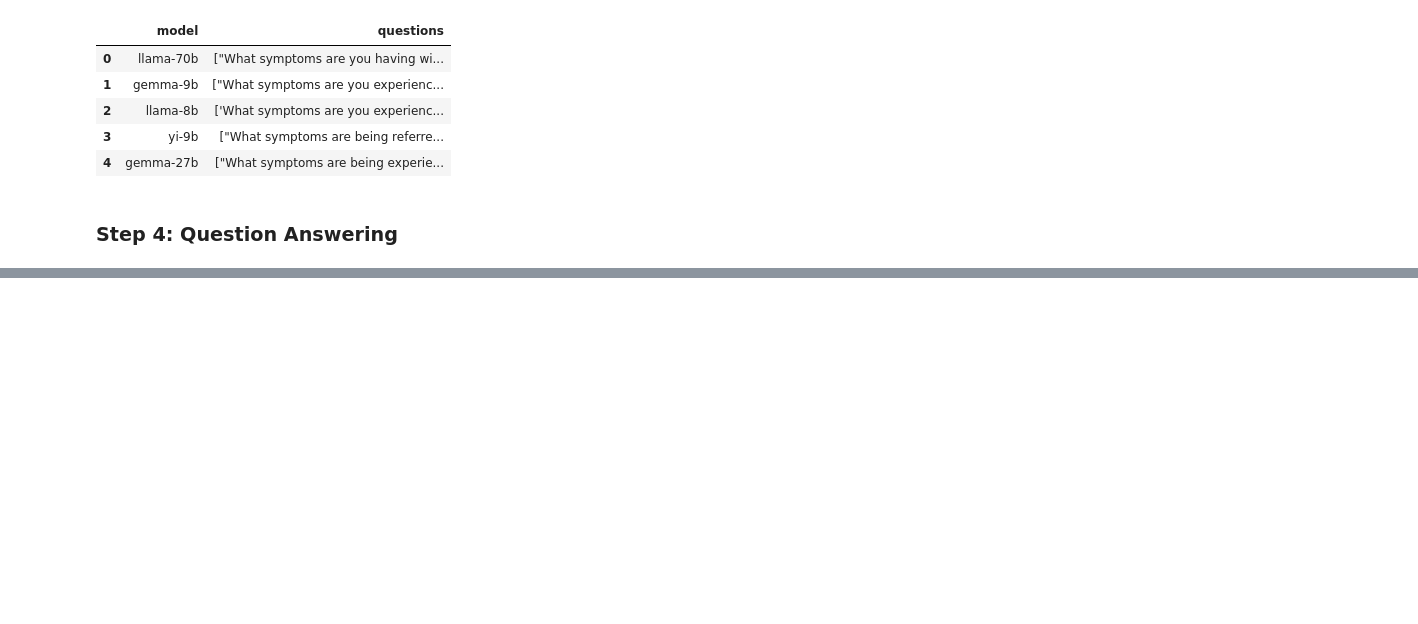
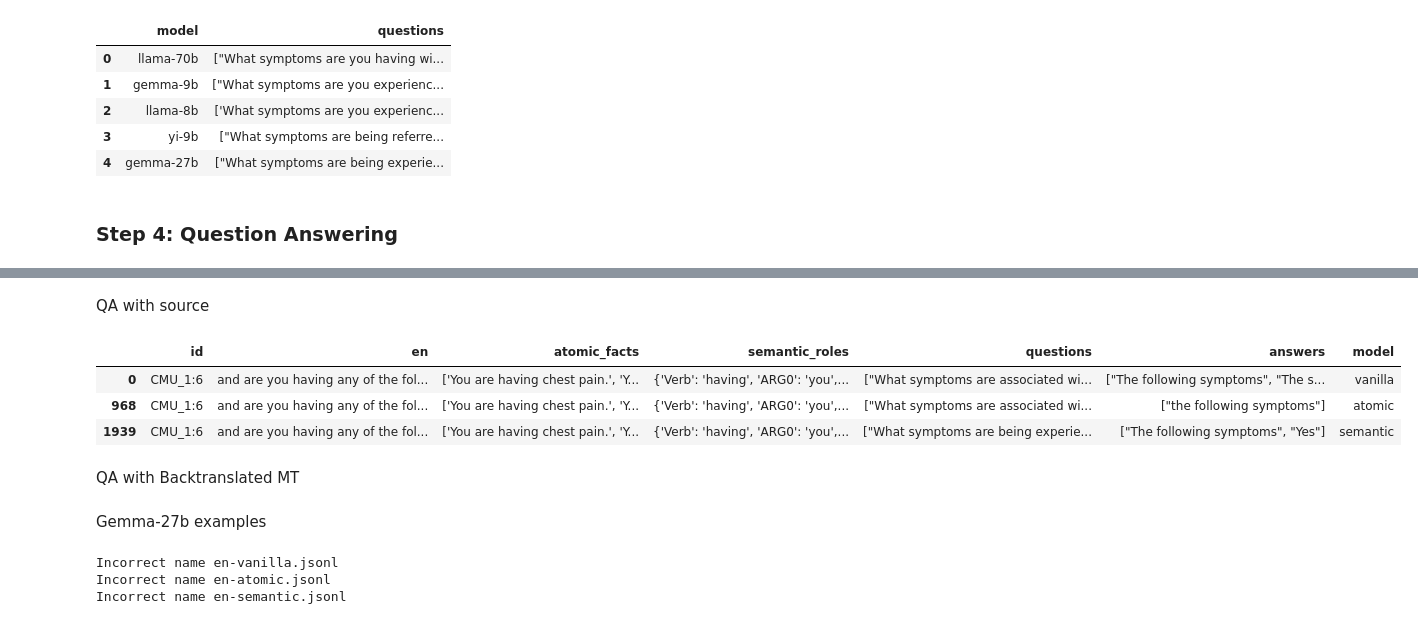
Before and after one commit to annanasnas/askqe, a Jupyter notebook: askQE.ipynb, the cells around one changed output, grey strips where cells are left out. Saved outputs shown, nothing was run; the diff lists cells and outputs as text; code cells hidden in the pictures; blank space fills up the shorter version.

```diff
--- a/askQE.ipynb
+++ b/askQE.ipynb
@@ -283,0 +323,71 @@ qa_prompt = """Task: You will be given an English sentence and a list of relevan
+# %% [markdown]
+QA with source
+# %%
+df_vanilla = pd.read_json("/content/askqe/QA/gemma-27b/en-vanilla.jsonl", lines=True)
+df_atomic = pd.read_json("/content/askqe/QA/gemma-27b/en-atomic.jsonl", lines=True)
+df_semantic = pd.read_json("/content/askqe/QA/gemma-27b/en-semantic.jsonl", lines=True)
+
+df_vanilla["model"] = "vanilla"
+df_atomic["model"] = "atomic"
+df_semantic["model"] = "semantic"
+
+df_all = pd.concat([df_vanilla, df_atomic, df_semantic], ignore_index=True)
+
+df_all[df_all["id"] == "CMU_1:6"]
+# %% [output]
+|  | id | en | atomic_facts | semantic_roles | questions | answers | model |
+| 0 | CMU_1:6 | and are you having any of the fol... | ['You are having chest pain.', 'Y... | {'Verb': 'having', 'ARG0': 'you',... | ["What symptoms are associated wi... | ["The following symptoms", "The s... | vanilla |
+| 968 | CMU_1:6 | and are you having any of the fol... | ['You are having chest pain.', 'Y... | {'Verb': 'having', 'ARG0': 'you',... | ["What symptoms are associated wi... | ["the following symptoms"] | atomic |
+| 1939 | CMU_1:6 | and are you having any of the fol... | ['You are having chest pain.', 'Y... | {'Verb': 'having', 'ARG0': 'you',... | ["What symptoms are being experie... | ["The following symptoms", "Yes"] | semantic |
+# %% [markdown]
+QA with Backtranslated MT
+# %% [markdown]
+Gemma-27b examples
+# %%
+import re
+
+folder = "/content/askqe/QA/gemma-27b"
+
+all_rows = []
+
+pattern = r"(.*?)-(vanilla|semantic|atomic)-(.+?)\.jsonl$"
+
+for filename in os.listdir(folder):
+    if not filename.endswith(".jsonl"):
+        continue
+
+    match = re.match(pattern, filename)
+    if not match:
+        print("Incorrect name", filename)
+        continue
+
+    lang, model, perturbation = match.groups()
+
+    filepath = os.path.join(folder, filename)
+    df = pd.read_json(filepath, lines=True)
+
+    df["lang"] = lang
+    df["model"] = model
+    df["perturbation"] = perturbation
+
+    all_rows.append(df)
+
+df_all = pd.concat(all_rows, ignore_index=True)
+
+columns_needed = [
+    "id",
+    "en",
+    "atomic_facts",
+    "semantic_roles",
+    "questions",
+    "answers",
+    "perturbation",
+    "model",
+    "lang",
+]
+
+df_all = df_all[[col for col in columns_needed if col in df_all.columns]]
+# %% [output]
+Incorrect name en-vanilla.jsonl
+Incorrect name en-atomic.jsonl
+Incorrect name en-semantic.jsonl
```
Also changed, not shown: parts of 9 cells of this notebook.
